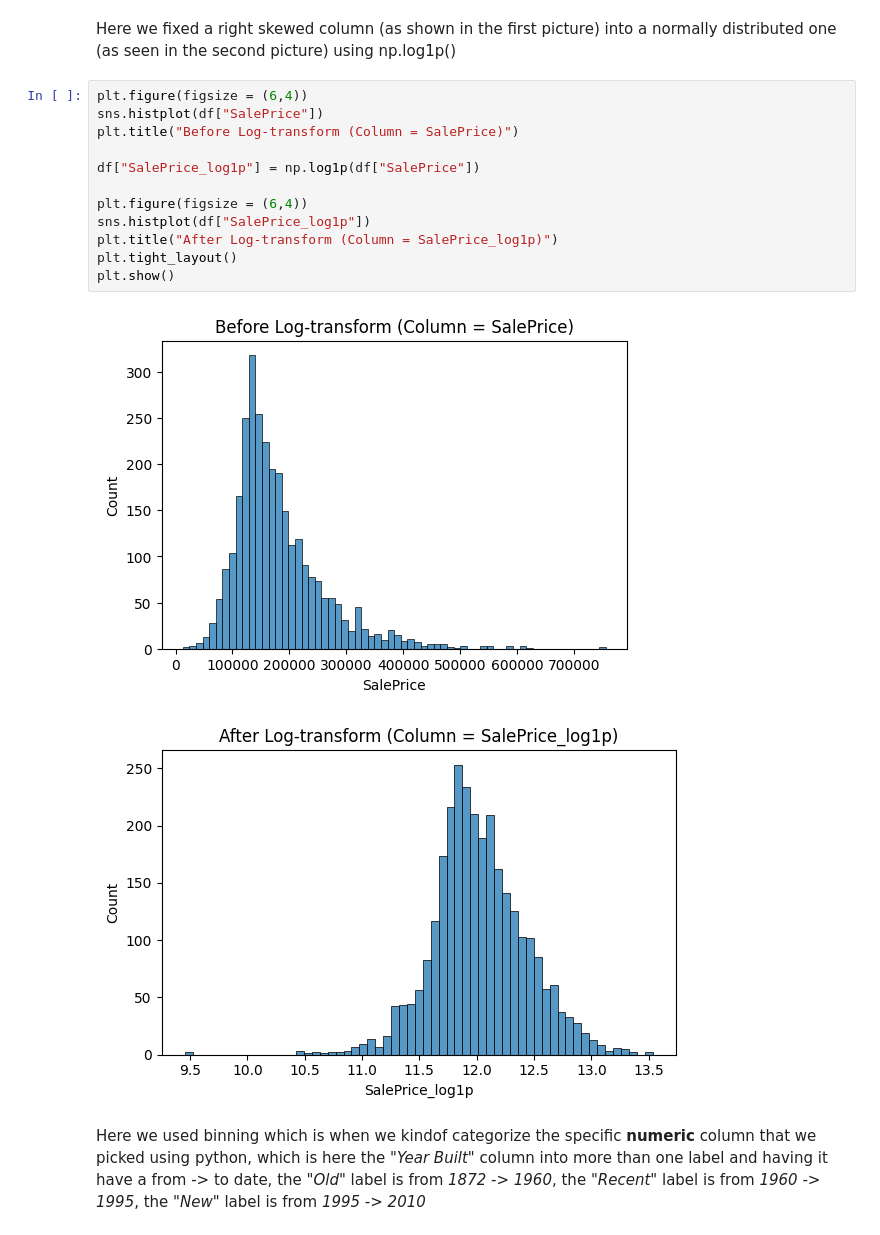
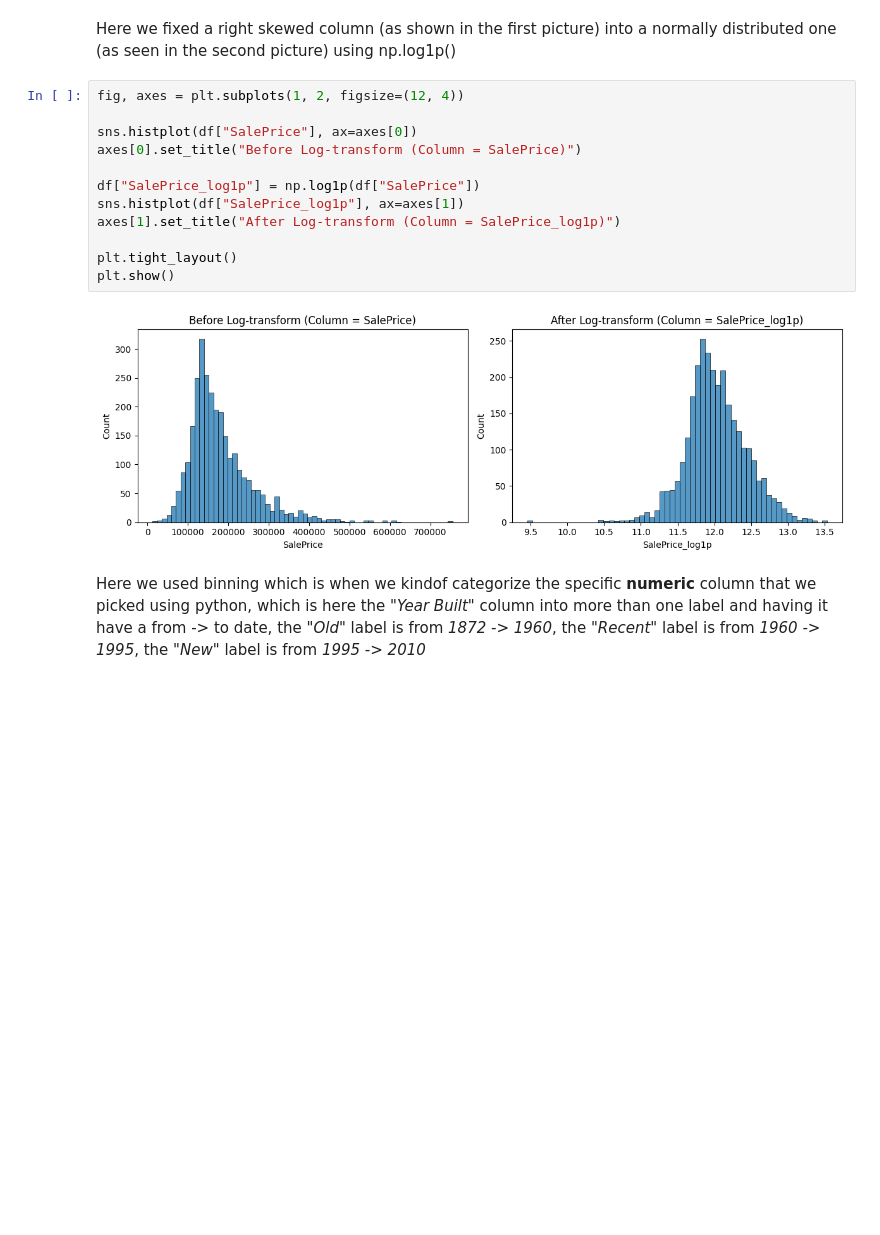
Before and after one commit to Eyadalmiman/Student-Capstone-Project, a Jupyter notebook: 02_features.ipynb, the cells around one changed output. Cells and saved outputs as stored; diff of their text form; blank space fills up the shorter version.

```diff
--- a/02_features.ipynb
+++ b/02_features.ipynb
@@ -120,21 +120,20 @@ print(df[["Total Bath", "Bedroom AbvGr", "Bath_Per_Bedroom"]])
 [2930 rows x 3 columns]
 # %% [markdown]
 Here we fixed a right skewed column (as shown in the first picture) into a normally distributed one (as seen in the second picture) using np.log1p()
-# %%
-plt.figure(figsize = (6,4))
-sns.histplot(df["SalePrice"])
-plt.title("Before Log-transform (Column = SalePrice)")
-
-df["SalePrice_log1p"] = np.log1p(df["SalePrice"])
-
-plt.figure(figsize = (6,4))
-sns.histplot(df["SalePrice_log1p"])
-plt.title("After Log-transform (Column = SalePrice_log1p)")
-plt.tight_layout()
-plt.show()
-# %% [output]
-[figure, removed]
-[figure, removed]
+# %%
+fig, axes = plt.subplots(1, 2, figsize=(12, 4))
+
+sns.histplot(df["SalePrice"], ax=axes[0])
+axes[0].set_title("Before Log-transform (Column = SalePrice)")
+
+df["SalePrice_log1p"] = np.log1p(df["SalePrice"])
+sns.histplot(df["SalePrice_log1p"], ax=axes[1])
+axes[1].set_title("After Log-transform (Column = SalePrice_log1p)")
+
+plt.tight_layout()
+plt.show()
+# %% [output]
+[figure, added]
 # %% [markdown]
 Here we used binning which is when we kindof categorize the specific **numeric** column that we picked using python, which is here the *"Year Built"* column into more than one label and having it have a from -> to date, the *"Old"* label is from *1872 -> 1960*, the *"Recent"* label is from *1960 -> 1995*, the *"New"* label is from *1995 -> 2010*
 # %%
```
Also changed, not shown: 3 other files.
